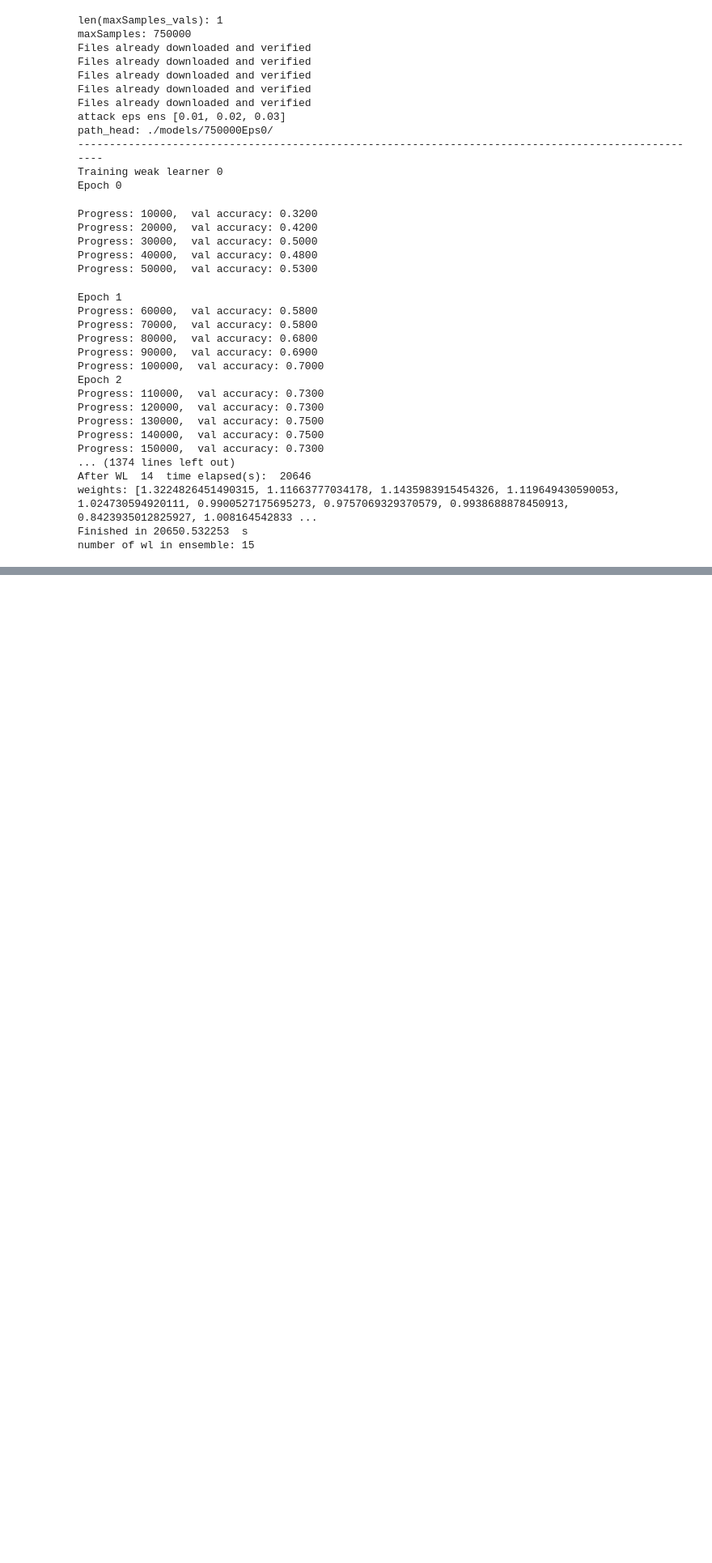
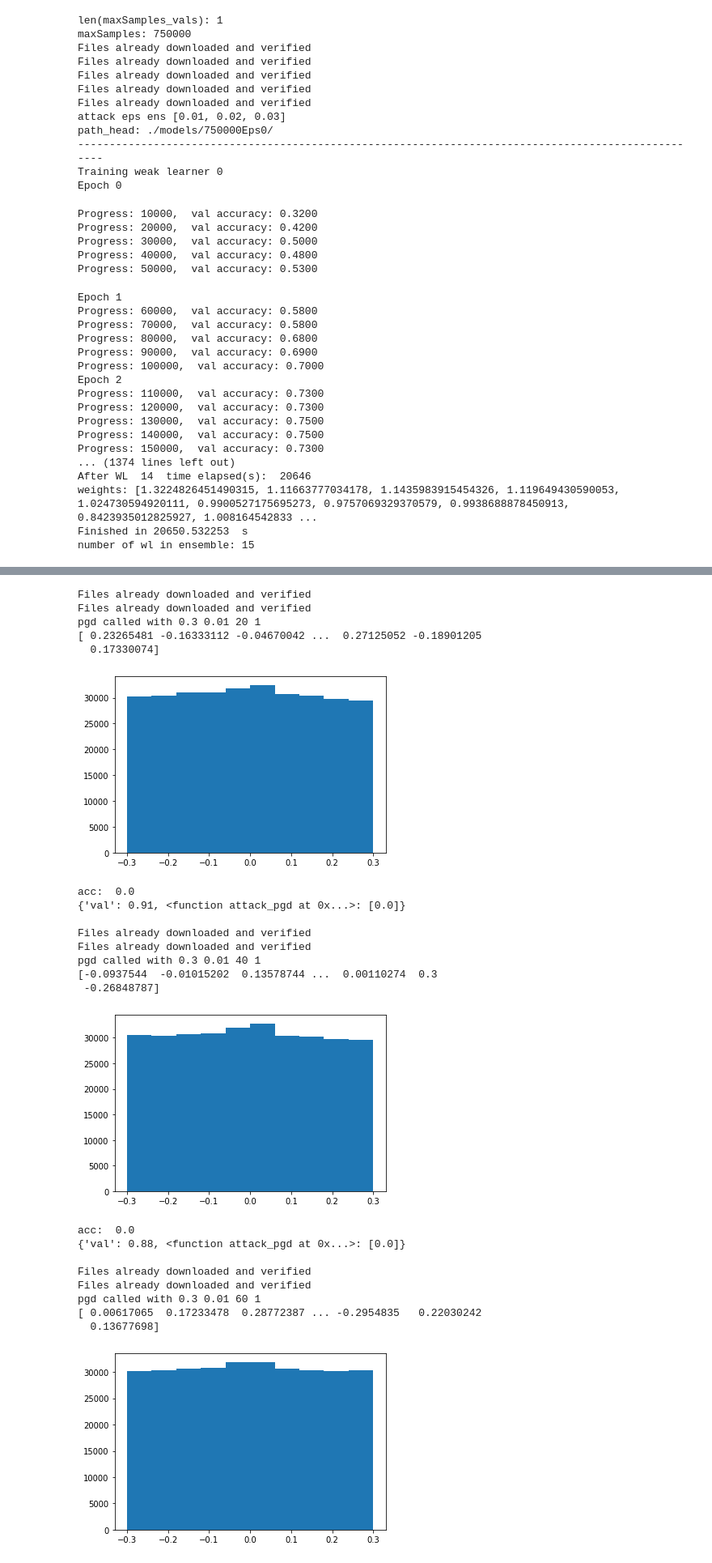
Before and after one commit to MLTheoryGT/AdversarialBoostingNeuralNets, a Jupyter notebook: CIFARAdversarial.ipynb, the cells around one changed output, grey strips where cells are left out. Shown at 81% size. Cells and saved outputs as stored; diff of their text form; code cells hidden in the pictures; blank space fills up the shorter version.

```diff
--- a/CIFARAdversarial.ipynb
+++ b/CIFARAdversarial.ipynb
@@ -169,0 +287,9 @@ print("hi")
+# %%
+ensemble = Ensemble(weakLearners=[], weakLearnerWeights=[], weakLearnerType=WongNeuralNetCIFAR10, attack_eps=[0.03])
+ensemble.losses["val"]
+for i in range(1):
+    ensemble.addWeakLearner("./models/750000Eps0/wl_0.pth", 1)
+#         print("before ens acc", ensemble.accuracies)
+
+    ensemble.record_accuracies(i, train_loader, test_loader, 1000, 1000, val_attacks=[attack_pgd])
+    print("ensemble accuracies:", ensemble.accuracies)
@@ -169,0 +298,70 @@ print("hi")
+# %%
+pgd_steps = [20, 40, 60, 80, 100]
+attack_eps = [0.3]
+from Testing import testEnsemble
+# %%
+#Test pgd on weak learners
+for attack_iters in pgd_steps:
+    TestNN = WongNeuralNetCIFAR10(attack_eps=attack_eps)
+    TestNN.model.load_state_dict(torch.load("./models/750000Eps0/wl_0.pth"))
+    TestNN.model.cuda()
+    TestNN.model.eval()
+    print("")
+    transform_train = transforms.Compose([
+        transforms.RandomCrop(32, padding=4),
+        transforms.RandomHorizontalFlip(),
+        transforms.ToTensor(),
+        transforms.Normalize((0.4914, 0.4822, 0.4465), (0.2471, 0.2435, 0.2616)),
+    ])
+
+    # Normalize the test set same as training set without augmentation
+    transform_test = transforms.Compose([
+        transforms.ToTensor(),
+        transforms.Normalize((0.4914, 0.4822, 0.4465), (0.2471, 0.2435, 0.2616)),
+    ])
+
+    trainset = datasets.CIFAR10(
+        root="./data", train=True, download=True, transform=transform_train)
+    train_loader = torch.utils.data.DataLoader(
+        trainset, batch_size=100, shuffle=True, num_workers=2)
+
+    testset = datasets.CIFAR10(
+        root="./data", train=False, download=True, transform=transform_test)
+    test_loader = torch.utils.data.DataLoader(
+        testset, batch_size=100, shuffle=True, num_workers=2)
+    i = 0
+    accs = []
+    for data in test_loader:
+        X = data[0]
+        y = data[1]
+        losses, acc = TestNN.calc_accuracies(X.cuda(), y.cuda(), val_attacks=[attack_pgd], attack_iters=attack_iters)
+        print(acc)
+
+    #     if i>5:
+        break
+        i+=1
+# %% [output]
+Files already downloaded and verified
+Files already downloaded and verified
+pgd called with 0.3 0.01 20 1
+[ 0.23265481 -0.16333112 -0.04670042 ...  0.27125052 -0.18901205
+  0.17330074]
+[figure, added]
+acc:  0.0
+{'val': 0.91, <function attack_pgd at 0x...>: [0.0]}
+
+Files already downloaded and verified
+Files already downloaded and verified
+pgd called with 0.3 0.01 40 1
+[-0.0937544  -0.01015202  0.13578744 ...  0.00110274  0.3
+ -0.26848787]
+[figure, added]
+acc:  0.0
+{'val': 0.88, <function attack_pgd at 0x...>: [0.0]}
+
+Files already downloaded and verified
+Files already downloaded and verified
+pgd called with 0.3 0.01 60 1
+[ 0.00617065  0.17233478  0.28772387 ... -0.2954835   0.22030242
+  0.13677698]
+[figure, added]
```
Also changed, not shown: parts of 14 cells of this notebook, 8 other files.
